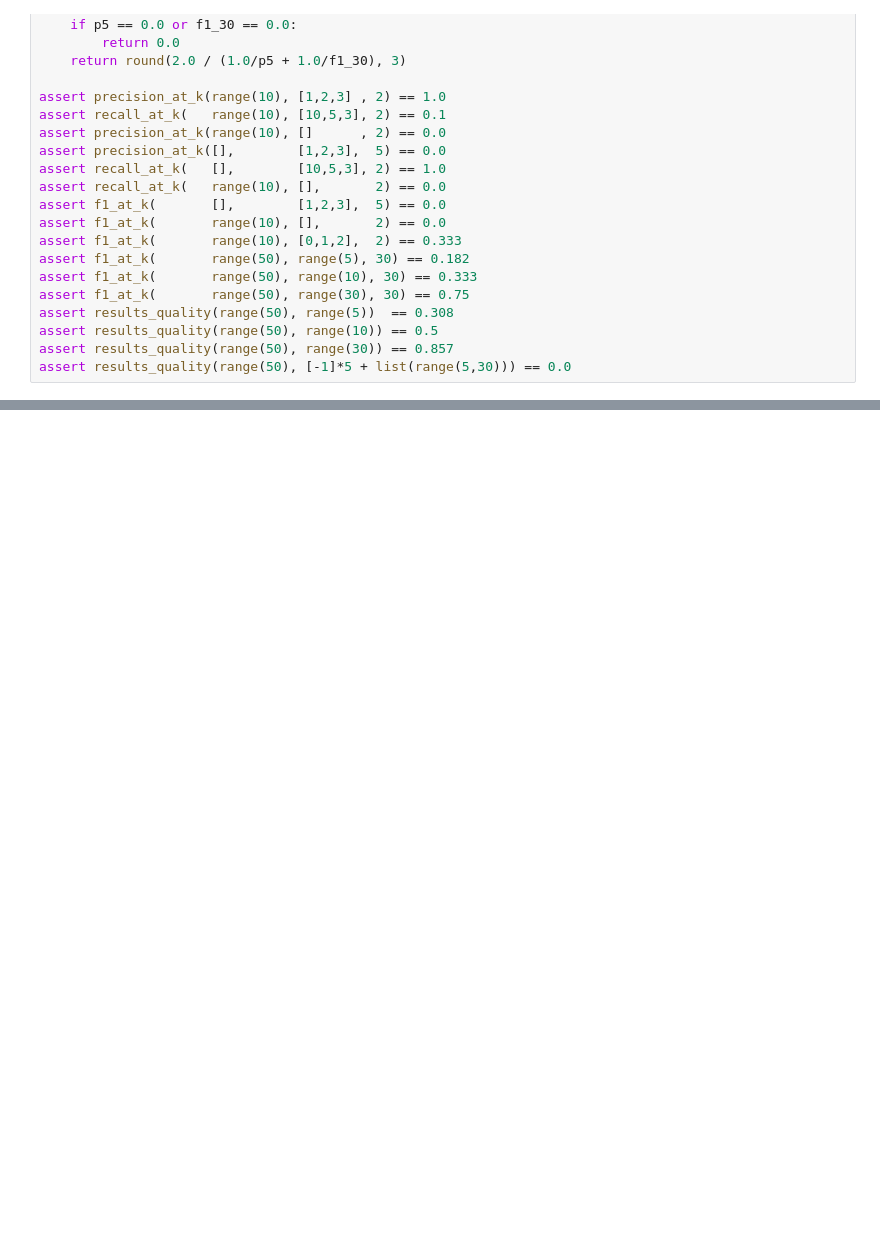
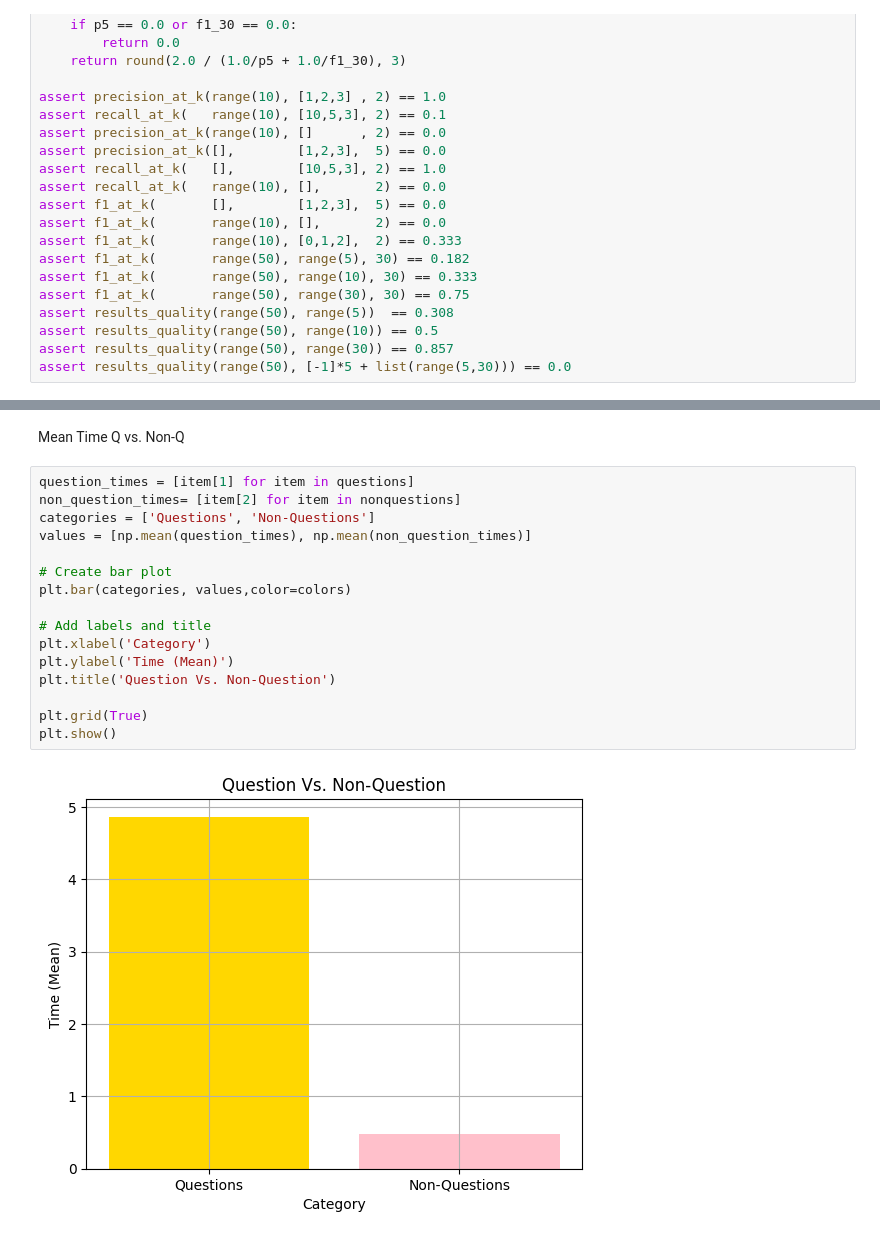
Before and after one commit to Gavision97/Information-Retrieval---Wikipedia-Search-Engine-Project, a Jupyter notebook: Test.ipynb, the cells around one changed output, grey strips where cells are left out. Saved outputs shown, nothing was run; the diff lists cells and outputs as text; blank space fills up the shorter version.

```diff
--- a/Test.ipynb
+++ b/Test.ipynb
@@ -126,0 +157,20 @@ print(noquality)
+# %% [markdown]
+Mean Time Q vs. Non-Q
+# %%
+question_times = [item[1] for item in questions]
+non_question_times= [item[2] for item in nonquestions]
+categories = ['Questions', 'Non-Questions']
+values = [np.mean(question_times), np.mean(non_question_times)]
+
+# Create bar plot
+plt.bar(categories, values,color=colors)
+
+# Add labels and title
+plt.xlabel('Category')
+plt.ylabel('Time (Mean)')
+plt.title('Question Vs. Non-Question')
+
+plt.grid(True)
+plt.show()
+# %% [output]
+[figure, added]
```
Also changed, not shown: parts of 16 cells of this notebook, 3 other files.
